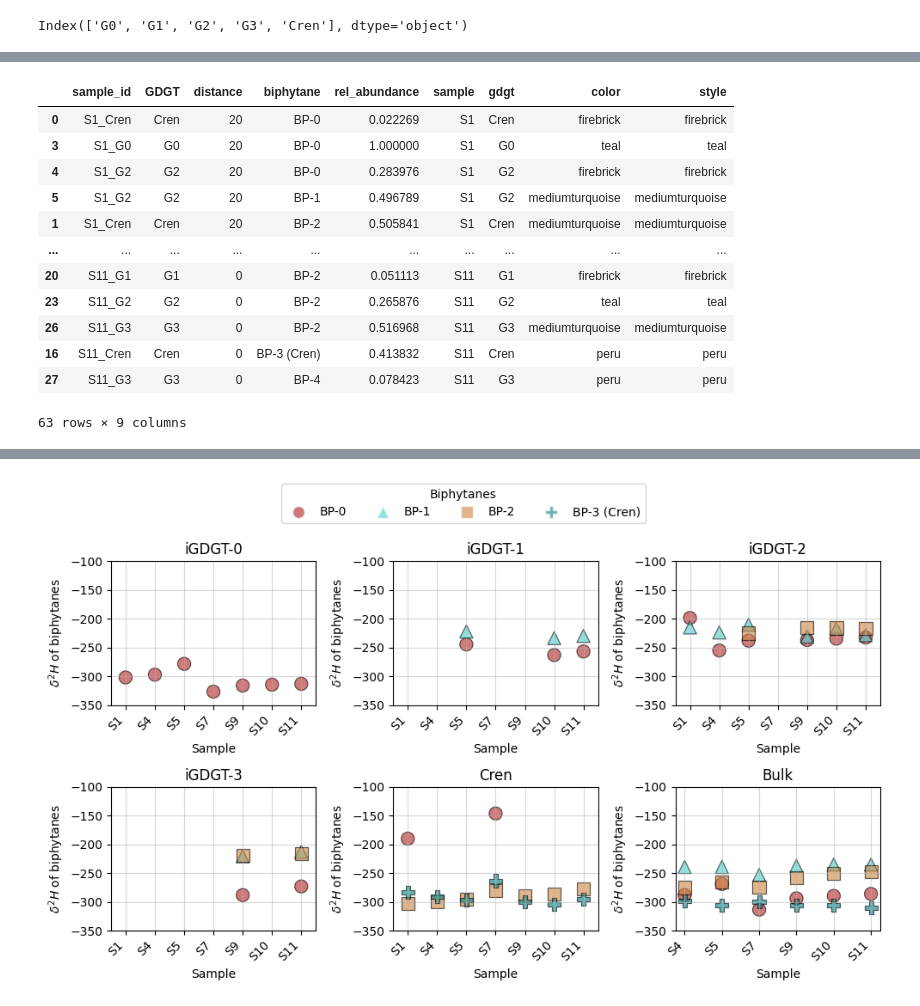
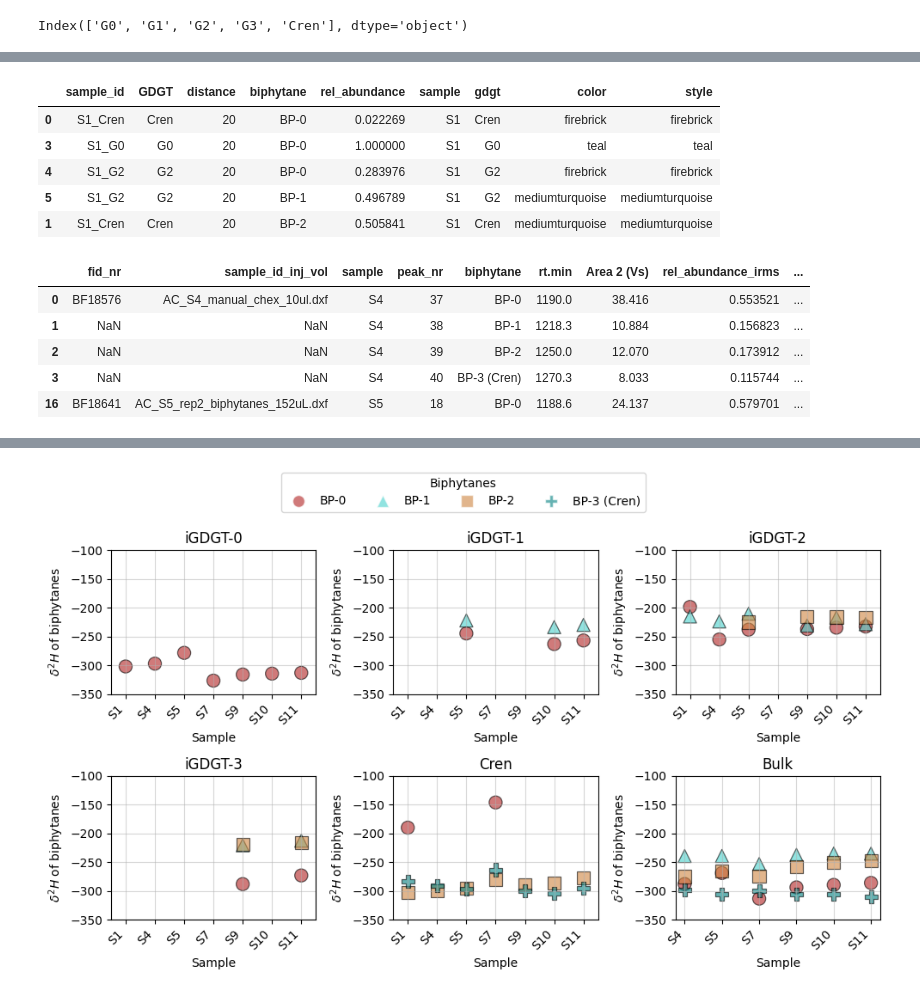
Before and after one commit to katherinekeller/astoriacanyon-hydrogen-isotopes, a Jupyter notebook: analysis/data_figures.ipynb, the cells around one changed output, grey strips where cells are left out. Saved outputs shown, nothing was run; the diff lists cells and outputs as text; code cells hidden in the pictures.

```diff
--- a/analysis/data_figures.ipynb
+++ b/analysis/data_figures.ipynb
@@ -280,16 +253,18 @@ df
 # %%
-df_sep_rel_abund
+df_sep_rel_abund.head()
 # %% [output]
 |  | sample_id | GDGT | distance | biphytane | rel_abundance | sample | gdgt | color | style |
 | 0 | S1_Cren | Cren | 20 | BP-0 | 0.022269 | S1 | Cren | firebrick | firebrick |
 | 3 | S1_G0 | G0 | 20 | BP-0 | 1.000000 | S1 | G0 | teal | teal |
 | 4 | S1_G2 | G2 | 20 | BP-0 | 0.283976 | S1 | G2 | firebrick | firebrick |
 | 5 | S1_G2 | G2 | 20 | BP-1 | 0.496789 | S1 | G2 | mediumturquoise | mediumturquoise |
 | 1 | S1_Cren | Cren | 20 | BP-2 | 0.505841 | S1 | Cren | mediumturquoise | mediumturquoise |
-| ... | ... | ... | ... | ... | ... | ... | ... | ... | ... |
-| 20 | S11_G1 | G1 | 0 | BP-2 | 0.051113 | S11 | G1 | firebrick | firebrick |
-| 23 | S11_G2 | G2 | 0 | BP-2 | 0.265876 | S11 | G2 | teal | teal |
-| 26 | S11_G3 | G3 | 0 | BP-2 | 0.516968 | S11 | G3 | mediumturquoise | mediumturquoise |
-| 16 | S11_Cren | Cren | 0 | BP-3 (Cren) | 0.413832 | S11 | Cren | peru | peru |
-| 27 | S11_G3 | G3 | 0 | BP-4 | 0.078423 | S11 | G3 | peru | peru |
-63 rows × 9 columns
+# %%
+df_bulk_abund.head()
+# %% [output]
+|  | fid_nr | sample_id_inj_vol | sample | peak_nr | biphytane | rt.min | Area 2 (Vs) | rel_abundance_irms | ... |
+| 0 | BF18576 | AC_S4_manual_chex_10ul.dxf | S4 | 37 | BP-0 | 1190.0 | 38.416 | 0.553521 | ... |
+| 1 | NaN | NaN | S4 | 38 | BP-1 | 1218.3 | 10.884 | 0.156823 | ... |
+| 2 | NaN | NaN | S4 | 39 | BP-2 | 1250.0 | 12.070 | 0.173912 | ... |
+| 3 | NaN | NaN | S4 | 40 | BP-3 (Cren) | 1270.3 | 8.033 | 0.115744 | ... |
+| 16 | BF18641 | AC_S5_rep2_biphytanes_152uL.dxf | S5 | 18 | BP-0 | 1188.6 | 24.137 | 0.579701 | ... |
```
Also changed, not shown: parts of 17 cells of this notebook.
